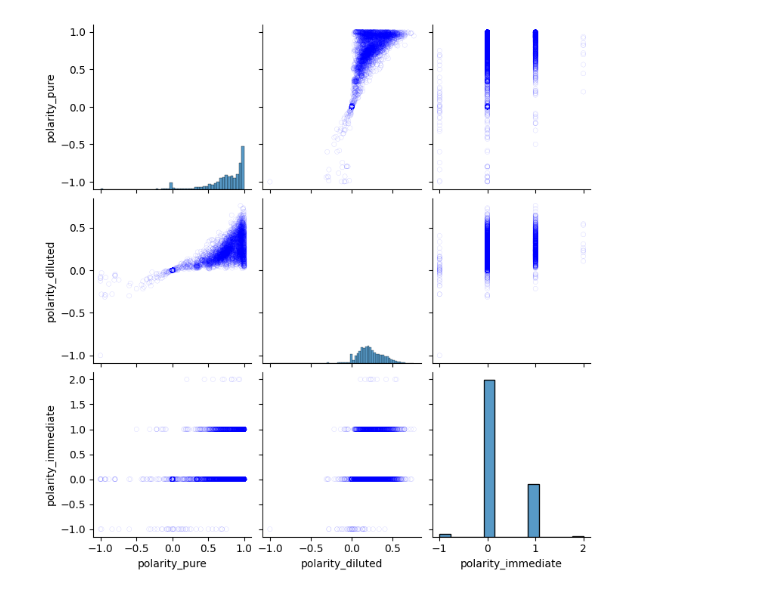
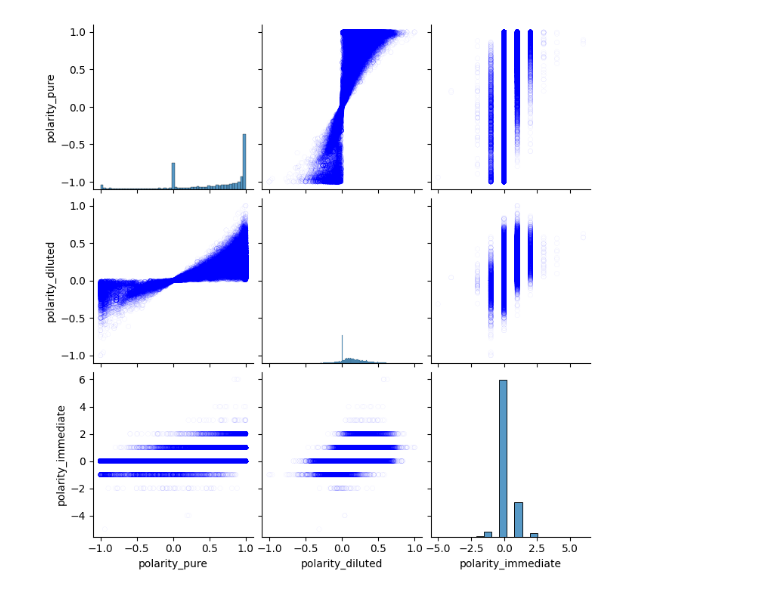
Before and after one commit to hmezer/dai-project, a Jupyter notebook: explanatory_data_analysis.ipynb, the cells around one changed output. Cells and saved outputs as stored; diff of their text form; code cells hidden in the pictures.

```diff
--- a/explanatory_data_analysis.ipynb
+++ b/explanatory_data_analysis.ipynb
@@ -37,7 +37,7 @@ import glob
 import json
 import pandas as pd
 
-dir = "dai-project/data/nasdaq-sentiment/"
+dir = "dai-project/data/extracted-data/"
 files = glob.glob(dir + "*.jsonl")
 dfs = []
 for file in files:
@@ -81,21 +91,21 @@ plt.show()
 # %%
 import seaborn as sns
 import matplotlib.pyplot as plt
 
 sns.pairplot(
-    df[df["ticker"] == "AMZN"][['polarity_pure', 'polarity_diluted', 'polarity_immediate']],
+    df[['polarity_pure', 'polarity_diluted', 'polarity_immediate']],
     kind='scatter',
     diag_kind='hist',
     plot_kws={
         'marker': 'o',           # circle marker
         'facecolors': 'none',    # hollow inside
         'edgecolors': 'b',       # blue edge
         's': 20,                 # size
         'linewidths': 0.1,       # thin edge
-        'alpha': 0.5             # semi-transparent
+        'alpha': 0.2             # semi-transparent
     }
 )
 plt.show()
 # %% [output]
-[figure, old version]
+[figure, new version]
 # %%
```
Also changed, not shown: parts of 7 cells of this notebook.
